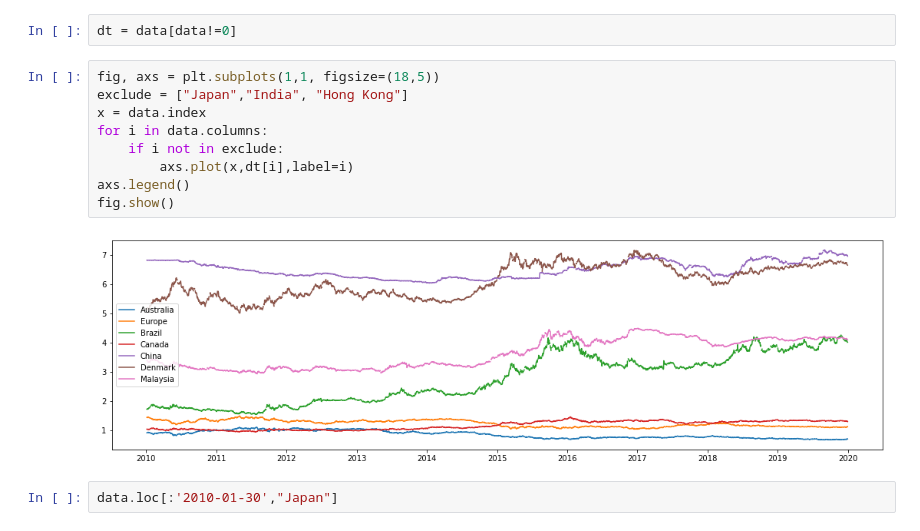
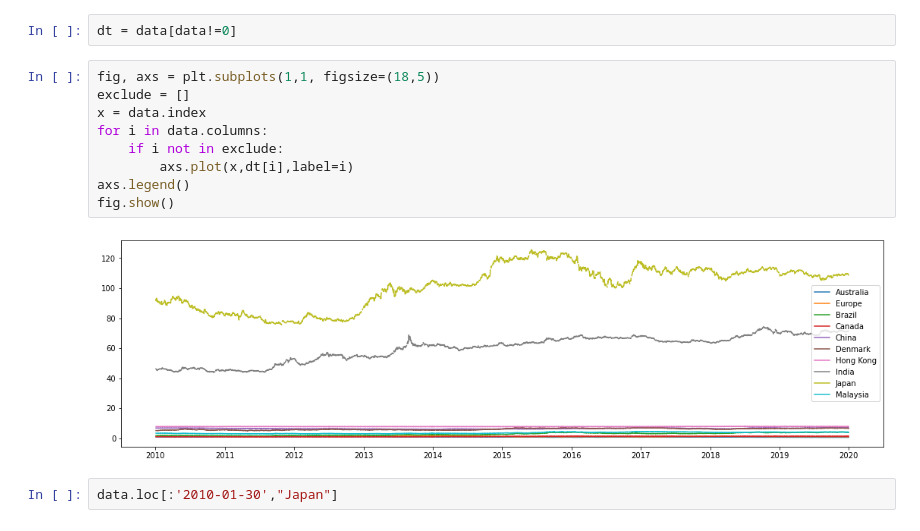
Before and after one commit to P3rdix/DL_Currency_Exchange_Rate, a Jupyter notebook: Preprocessing.ipynb, the cells around one changed output. Cells and saved outputs as stored; diff of their text form.

```diff
--- a/Preprocessing.ipynb
+++ b/Preprocessing.ipynb
@@ -95,15 +95,15 @@ data = data.reindex(idx, fill_value=0)
 dt = data[data!=0]
 # %%
 fig, axs = plt.subplots(1,1, figsize=(18,5))
-exclude = ["Japan","India", "Hong Kong"]
+exclude = []
 x = data.index
 for i in data.columns:
     if i not in exclude:
         axs.plot(x,dt[i],label=i)
 axs.legend()
 fig.show()
 # %% [output]
-[figure, old version]
+[figure, new version]
 # %%
 data.loc[:'2010-01-30',"Japan"]
 # %% [output]
```
